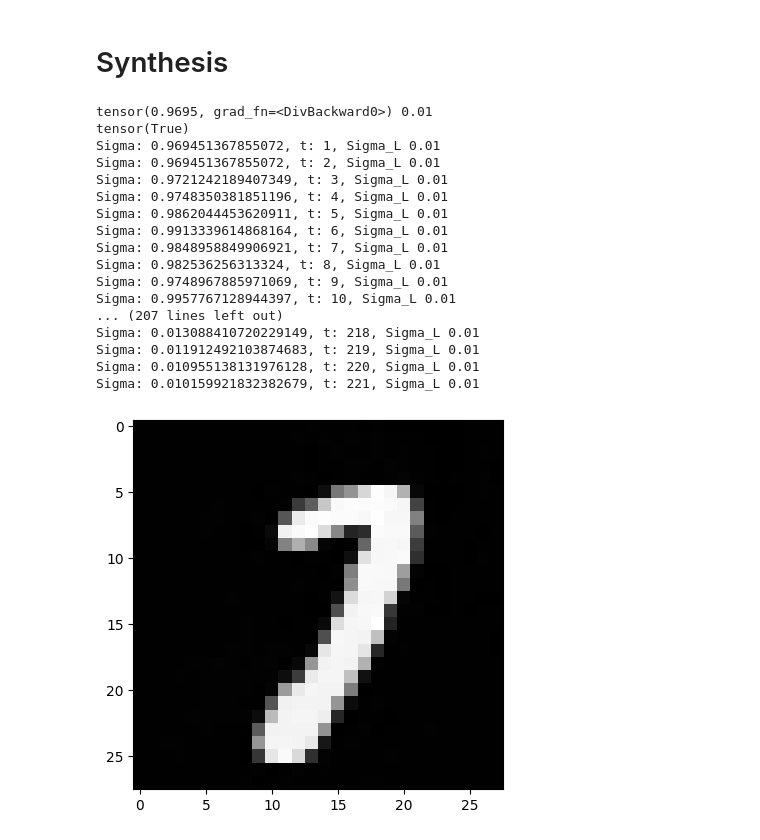
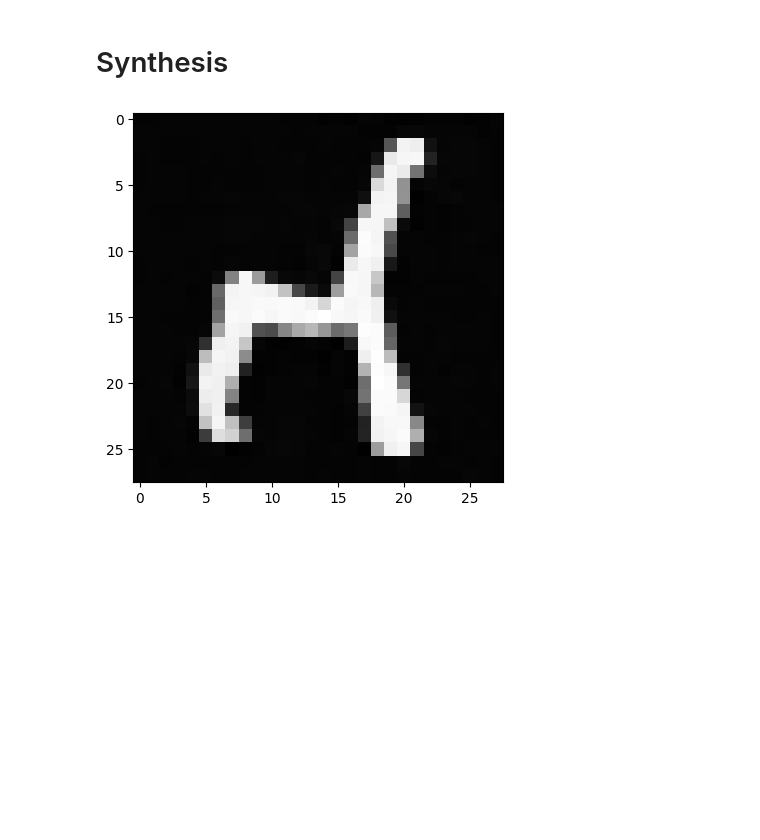
Before and after one commit to mbryant2025/universal_inverse_implementation, a Jupyter notebook: playground.ipynb, the cells around one changed output. Cells and saved outputs as stored; diff of their text form; code cells hidden in the pictures; blank space fills up the shorter version.

```diff
--- a/playground.ipynb
+++ b/playground.ipynb
@@ -73,17 +73,37 @@ Estimated Total Size (MB): 9.82
 # %%
 import numpy as np
 import torch
+from abc import ABC, abstractmethod
 
 
-def universal_inverse_solver(x_c, denoiser, sigma_0=1, sigma_L=0.01, h_0=0.01, beta=0.01):
+class Task(ABC):
+
+    @abstractmethod
+    def M_T(self):
+        pass
+
+    @abstractmethod
+    def M(self):
+        pass
+
+
+class Synthesis(Task):
+
+    def M_T(self):
+        return lambda x: torch.zeros_like(x)
+
+    def M(self):
+        return lambda x: torch.zeros_like(x)
+
+
+def universal_inverse_solver(x_c: torch.Tensor, denoiser: BF_CNN, task: Task, sigma_0=1, sigma_L=0.01, h_0=0.01, beta=0.01) -> torch.Tensor:
 
     # M and M_T depend on the task we are performing, so input them as arguments depending on the task (ex infill)
 
     t = 1
 
-    # For synthesis for now, M and M_T are just 0
-    M = lambda x: torch.zeros_like(x)
-    M_T = lambda x: torch.zeros_like(x)
+    M = task.M()
+    M_T = task.M_T()
 
     # N is the number of pixels in the image
     N = x_c.shape[2] * x_c.shape[1]
@@ -100,14 +120,9 @@ def universal_inverse_solver(x_c, denoiser, sigma_0=1, sigma_L=0.01, h_0=0.01, b
     f = denoiser(y_t)
     sigma = torch.norm(f)/np.sqrt(N)
 
-    print(sigma, sigma_L)
-    print(sigma >sigma_L)
-
     # max_count = 100
 
     while sigma > sigma_L:
-
-        print(f'Sigma: {sigma}, t: {t}, Sigma_L {sigma_L}')
 
         # Step size
         h_t = h_0 * t / (1 + h_0 * (t - 1))
@@ -137,40 +152,25 @@ def universal_inverse_solver(x_c, denoiser, sigma_0=1, sigma_L=0.01, h_0=0.01, b
 
     return y_t - denoiser(y_t)
 # %%
+import matplotlib.pyplot as plt
+
+
 # For synthesis, both M and M_T are zero like or shape sample image
 # Images are mnist, so 28x28
 # Create a Tensor of zeros with the same shape as the sample image
 
 # Input image is 28x28 of zeros and noise will be added to it
 # This will be synthesized by the denoiser
 patch_size = (1, 28, 28) # 1 channel, 28x28
 x_c = torch.zeros(patch_size)
 
-synth = universal_inverse_solver(x_c, denoiser)
+synth = universal_inverse_solver(x_c, denoiser, Synthesis())
 
 # Reshape the synthesized image to be 28x28
 synth = synth.view(1,1,28,28)
 
 # Show synthesized image
-import matplotlib.pyplot as plt
 plt.imshow(synth[0,0,:,:].detach().numpy(), cmap='gray')
 plt.show()
 # %% [output]
-tensor(0.9695, grad_fn=<DivBackward0>) 0.01
-tensor(True)
-Sigma: 0.969451367855072, t: 1, Sigma_L 0.01
-Sigma: 0.969451367855072, t: 2, Sigma_L 0.01
-Sigma: 0.9721242189407349, t: 3, Sigma_L 0.01
-Sigma: 0.9748350381851196, t: 4, Sigma_L 0.01
-Sigma: 0.9862044453620911, t: 5, Sigma_L 0.01
-Sigma: 0.9913339614868164, t: 6, Sigma_L 0.01
-Sigma: 0.9848958849906921, t: 7, Sigma_L 0.01
-Sigma: 0.982536256313324, t: 8, Sigma_L 0.01
-Sigma: 0.9748967885971069, t: 9, Sigma_L 0.01
-Sigma: 0.9957767128944397, t: 10, Sigma_L 0.01
-... (207 lines left out)
-Sigma: 0.013088410720229149, t: 218, Sigma_L 0.01
-Sigma: 0.011912492103874683, t: 219, Sigma_L 0.01
-Sigma: 0.010955138131976128, t: 220, Sigma_L 0.01
-Sigma: 0.010159921832382679, t: 221, Sigma_L 0.01
-[figure, old version]
+[figure, new version]
```
Also changed, not shown: parts of 6 cells of this notebook, 2 other files.
